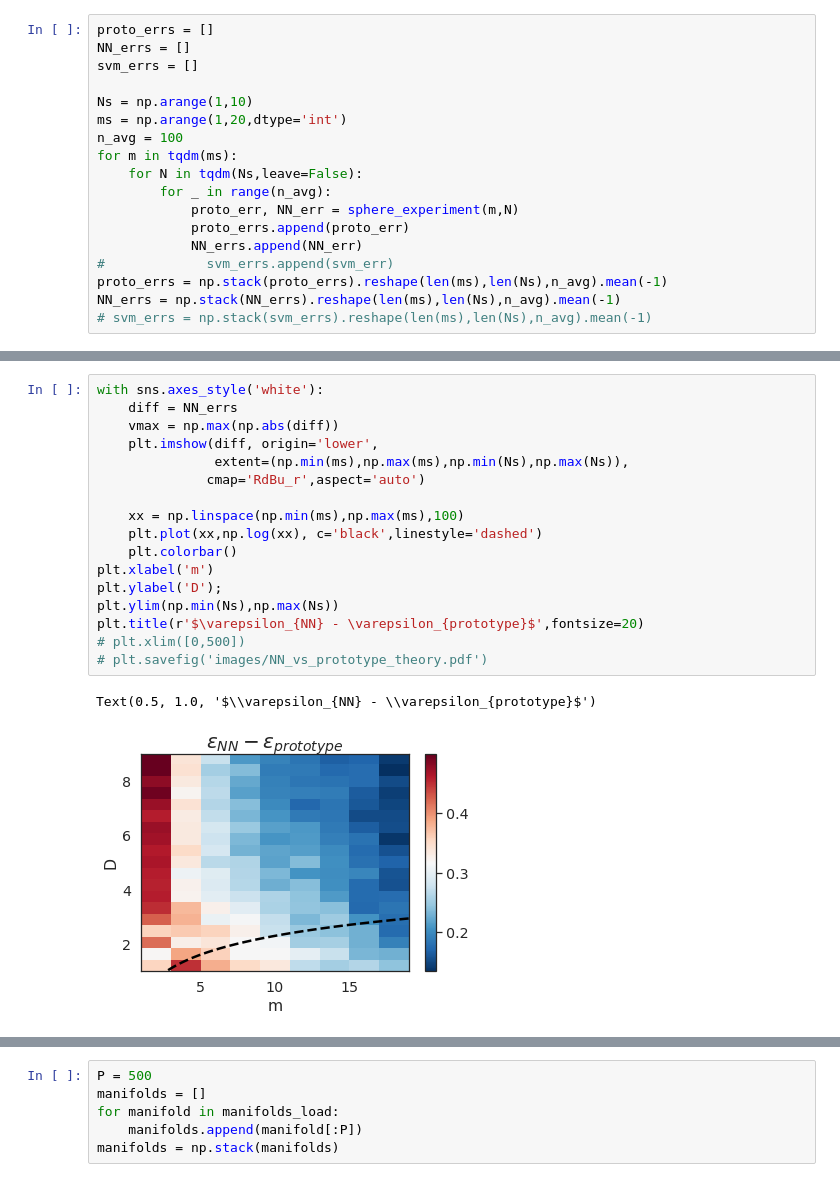
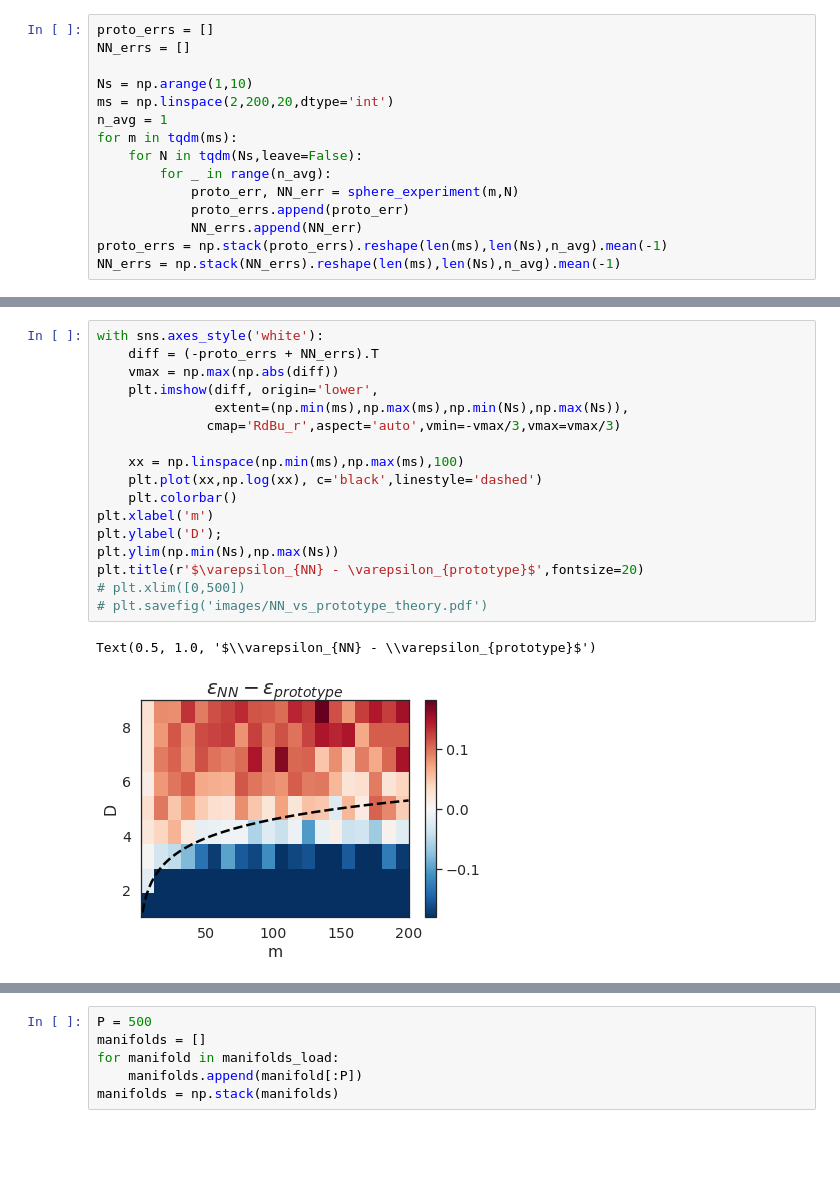
Before and after one commit to bsorsch/geometry-fewshot-learning, a Jupyter notebook: NN high-D.ipynb, the cells around one changed output, grey strips where cells are left out. Saved outputs shown, nothing was run; the diff lists cells and outputs as text; blank space fills up the shorter version.

```diff
--- a/NN high-D.ipynb
+++ b/NN high-D.ipynb
@@ -122,21 +118,18 @@ print(svm_err)
 # %%
 proto_errs = []
 NN_errs = []
-svm_errs = []
 
 Ns = np.arange(1,10)
-ms = np.arange(1,20,dtype='int')
-n_avg = 100
+ms = np.linspace(2,200,20,dtype='int')
+n_avg = 1
 for m in tqdm(ms):
     for N in tqdm(Ns,leave=False):
         for _ in range(n_avg):
             proto_err, NN_err = sphere_experiment(m,N)
             proto_errs.append(proto_err)
             NN_errs.append(NN_err)
-#             svm_errs.append(svm_err)
 proto_errs = np.stack(proto_errs).reshape(len(ms),len(Ns),n_avg).mean(-1)
 NN_errs = np.stack(NN_errs).reshape(len(ms),len(Ns),n_avg).mean(-1)
-# svm_errs = np.stack(svm_errs).reshape(len(ms),len(Ns),n_avg).mean(-1)
 # %% [output]
 [interactive output not drawn]
 [interactive output not drawn]
@@ -154,20 +147,20 @@ NN_errs = np.stack(NN_errs).reshape(len(ms),len(Ns),n_avg).mean(-1)
 # %%
 with sns.axes_style('white'):
-    diff = NN_errs
+    diff = (-proto_errs + NN_errs).T
     vmax = np.max(np.abs(diff))
     plt.imshow(diff, origin='lower',
                extent=(np.min(ms),np.max(ms),np.min(Ns),np.max(Ns)),
-              cmap='RdBu_r',aspect='auto')
+              cmap='RdBu_r',aspect='auto',vmin=-vmax/3,vmax=vmax/3)
 
     xx = np.linspace(np.min(ms),np.max(ms),100)
     plt.plot(xx,np.log(xx), c='black',linestyle='dashed')
     plt.colorbar()
 plt.xlabel('m')
 plt.ylabel('D');
 plt.ylim(np.min(Ns),np.max(Ns))
 plt.title(r'$\varepsilon_{NN} - \varepsilon_{prototype}$',fontsize=20)
 # plt.xlim([0,500])
 # plt.savefig('images/NN_vs_prototype_theory.pdf')
 # %% [output]
 Text(0.5, 1.0, '$\\varepsilon_{NN} - \\varepsilon_{prototype}$')
-[figure, old version]
+[figure, new version]
```
Also changed, not shown: parts of 121 cells of this notebook, 6 other files.
